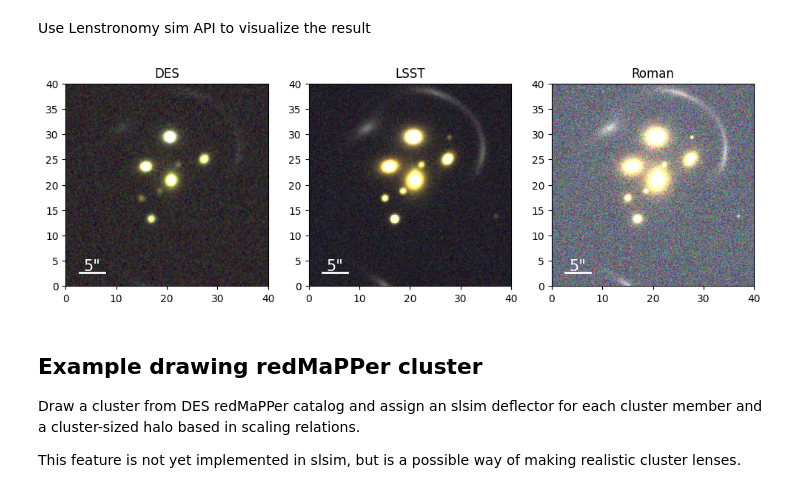
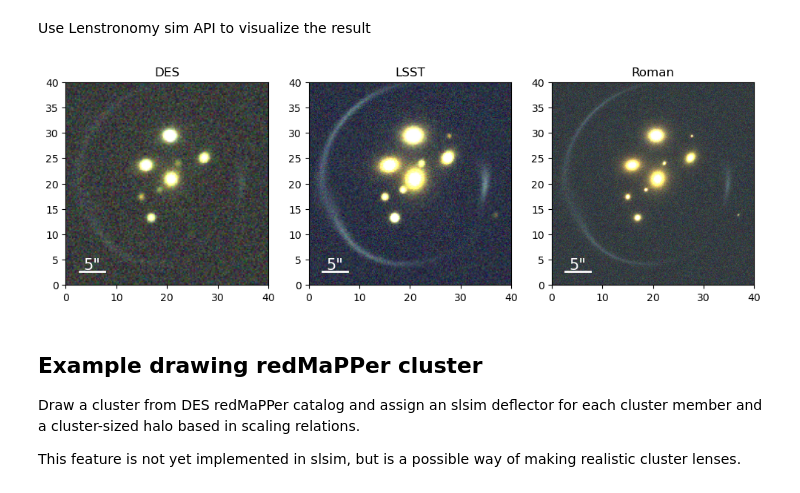
Before and after one commit to LSST-strong-lensing/slsim, a Jupyter notebook: notebooks/cluster_lens.ipynb, the cells around one changed output. Saved outputs shown, nothing was run; the diff lists cells and outputs as text; code cells hidden in the pictures.

```diff
--- a/notebooks/cluster_lens.ipynb
+++ b/notebooks/cluster_lens.ipynb
@@ -159,17 +86,14 @@ def simulate_rgb(ConfigList, size, kwargs_numerics, contrast=0.1):
 # %%
-def make_zscale_rgb(r, g, b, mask=None, **kwargs):
-    if mask is None:
-        mask = np.ones(r.shape, dtype=bool)
+def make_zscale_rgb(r, g, b, **kwargs):
     zscale = ZScaleInterval(**kwargs)
-    rmin, rmax = zscale.get_limits(r[mask])
-    gmin, gmax = zscale.get_limits(g[mask])
-    bmin, bmax = zscale.get_limits(b[mask])
+    rmin, rmax = zscale.get_limits(r)
+    gmin, gmax = zscale.get_limits(g)
+    bmin, bmax = zscale.get_limits(b)
     rgb = np.dstack(
         (
             (r - rmin) / (rmax - rmin),
             (g - gmin) / (gmax - gmin),
-            (b - bmin) / (bmax - bmin),
-            mask.astype(float),
+            (b - bmin) / (bmax - bmin)
         )
     )
     rgb = np.clip(rgb, 0, 1)
@@ -286,36 +287,36 @@ kwargs_model = {
 # %%
 size = 40.0  # width of the image in units of arc seconds
 
 img_des, coords_des = simulate_rgb(
-    des, size=size, kwargs_numerics=kwargs_numerics, contrast=0.1
+    des, size=size, kwargs_numerics=kwargs_numerics, contrast=0.15
 )
 img_lsst, coords_lss = simulate_rgb(
-    lsst, size=size, kwargs_numerics=kwargs_numerics, contrast=0.1
+    lsst, size=size, kwargs_numerics=kwargs_numerics, contrast=0.15
 )
 img_roman, coords_roman = simulate_rgb(
-    roman, size=size, kwargs_numerics=kwargs_numerics, contrast=0.5
+    roman, size=size, kwargs_numerics=kwargs_numerics, contrast=0.15
 )
 
 f, axes = plt.subplots(1, 3, figsize=(12, 4))
 
 ax = axes[0]
 ax.imshow(img_des, aspect="equal", origin="lower", extent=[0, size, 0, size])
 ax.set_title("DES")
 # coordinate_arrows(ax, d=1, coords=coords_des, color='w', font_size=15, arrow_size=0.05)
 scale_bar(ax, d=size, dist=5.0, text='5"', color="w", font_size=15, flipped=False)
 
 ax = axes[1]
 ax.imshow(img_lsst, aspect="equal", origin="lower", extent=[0, size, 0, size])
 ax.set_title("LSST")
 scale_bar(ax, d=size, dist=5.0, text='5"', color="w", font_size=15, flipped=False)
 
 ax = axes[2]
 ax.imshow(img_roman, aspect="equal", origin="lower", extent=[0, size, 0, size])
 ax.set_title("Roman")
 scale_bar(ax, d=size, dist=5.0, text='5"', color="w", font_size=15, flipped=False)
 plt.show()
 # %% [output]
-[figure, old version]
+[figure, new version]
 # %% [markdown]
 ## Example drawing redMaPPer cluster
 
```
Also changed, not shown: parts of 16 cells of this notebook.
